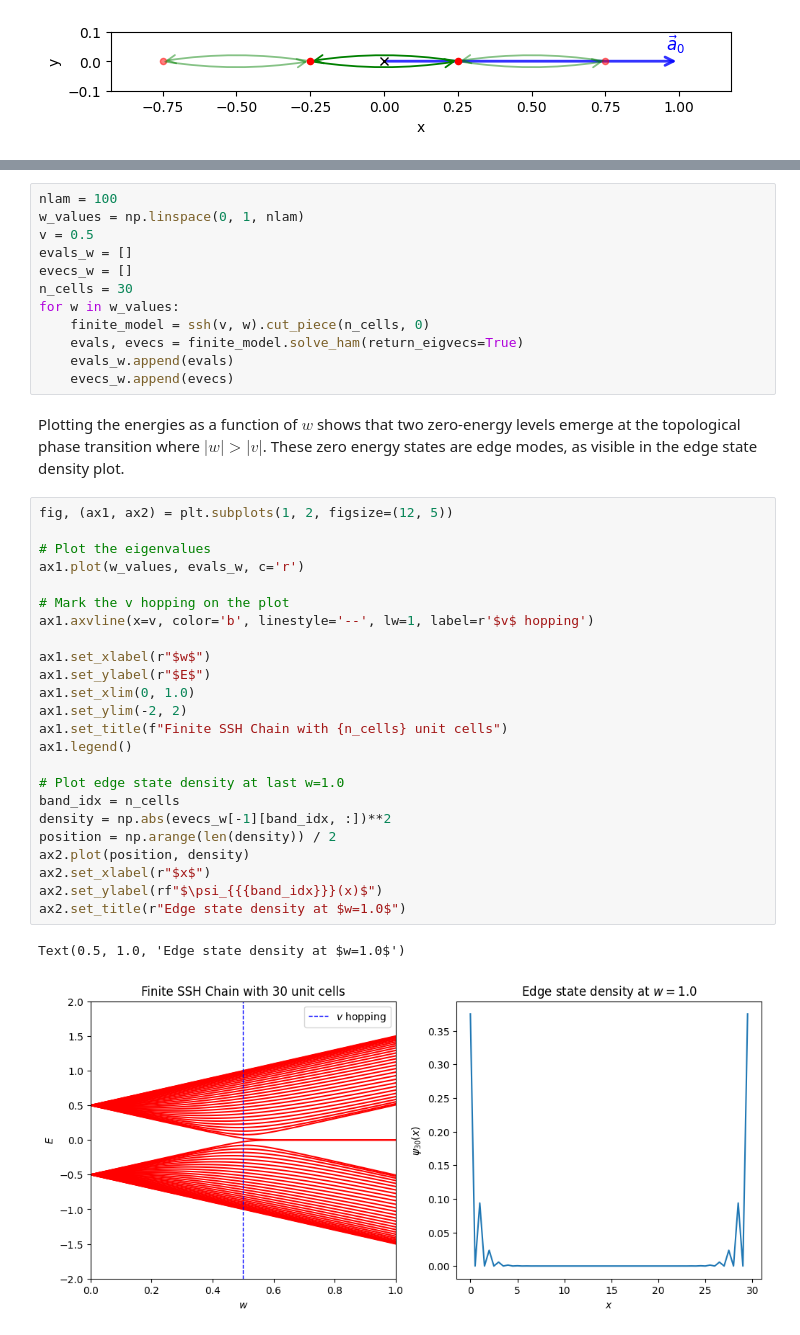
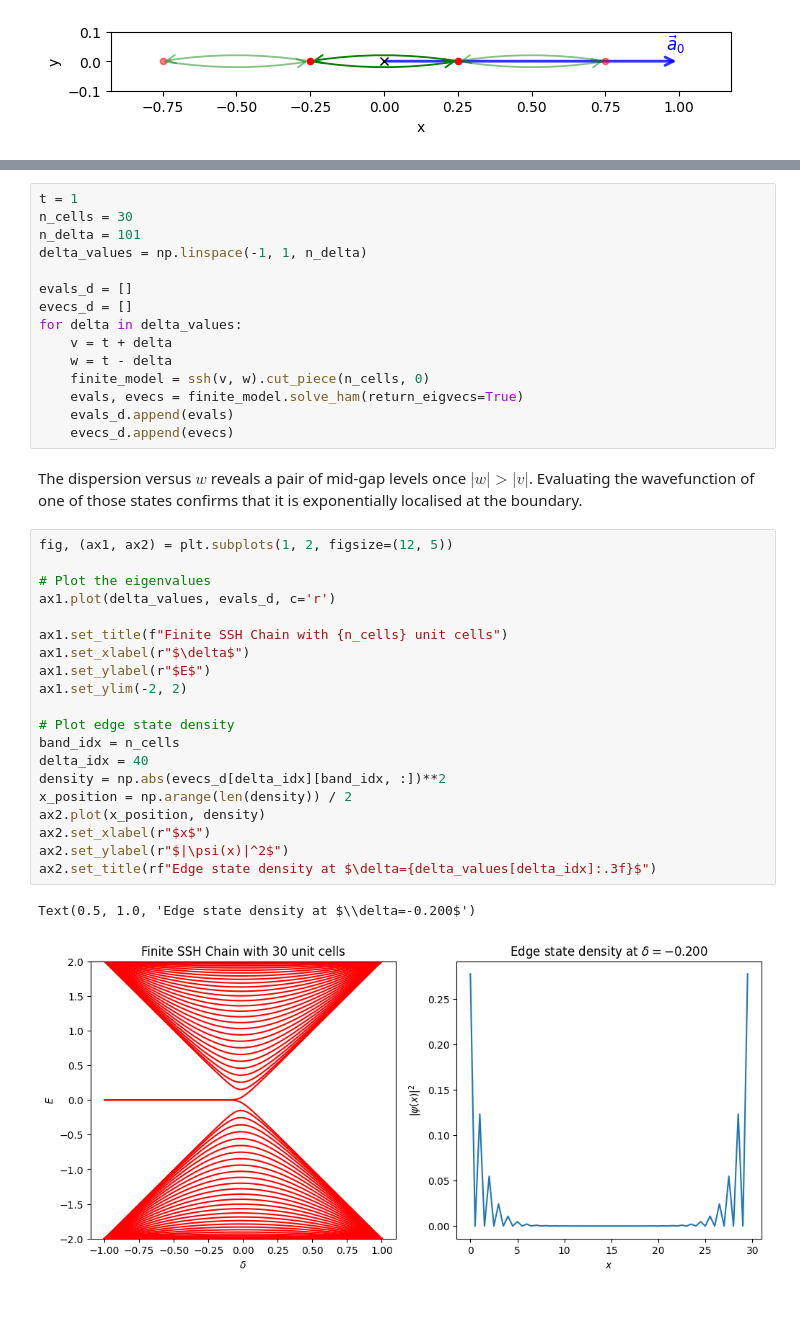
Before and after one commit to pythtb/pythtb, a Jupyter notebook: docs/source/examples_ipynb/finite_ssh.ipynb, the cells around one changed output, grey strips where cells are left out. Cells and saved outputs as stored; diff of their text form; blank space fills up the shorter version.

```diff
--- a/docs/source/examples_ipynb/finite_ssh.ipynb
+++ b/docs/source/examples_ipynb/finite_ssh.ipynb
@@ -38,42 +47,40 @@ Get the eigenvalues and eigenvectors for each intracell hopping $w$
 # %%
-nlam = 100
-w_values = np.linspace(0, 1, nlam)
-v = 0.5
-evals_w = []
-evecs_w = []
+t = 1
 n_cells = 30
-for w in w_values:
+n_delta = 101
+delta_values = np.linspace(-1, 1, n_delta)
+
+evals_d = []
+evecs_d = []
+for delta in delta_values:
+    v = t + delta
+    w = t - delta
     finite_model = ssh(v, w).cut_piece(n_cells, 0)
     evals, evecs = finite_model.solve_ham(return_eigvecs=True)
-    evals_w.append(evals)
-    evecs_w.append(evecs)
+    evals_d.append(evals)
+    evecs_d.append(evecs)
-# %% [markdown]
-Plotting the energies as a function of $w$ shows that two zero-energy levels emerge at the topological phase transition where $|w| > |v|$.
-These zero energy states are edge modes, as visible in the edge state density plot.
+# %% [markdown]
+The dispersion versus $w$ reveals a pair of mid-gap levels once $|w| > |v|$. Evaluating the wavefunction of one of those states confirms that it is exponentially localised at the boundary.
 # %%
 fig, (ax1, ax2) = plt.subplots(1, 2, figsize=(12, 5))
 
 # Plot the eigenvalues
-ax1.plot(w_values, evals_w, c='r')
+ax1.plot(delta_values, evals_d, c='r')
 
-# Mark the v hopping on the plot
-ax1.axvline(x=v, color='b', linestyle='--', lw=1, label=r'$v$ hopping')
+ax1.set_title(f"Finite SSH Chain with {n_cells} unit cells")
+ax1.set_xlabel(r"$\delta$")
+ax1.set_ylabel(r"$E$")
+ax1.set_ylim(-2, 2)
 
-ax1.set_xlabel(r"$w$")
-ax1.set_ylabel(r"$E$")
-ax1.set_xlim(0, 1.0)
-ax1.set_ylim(-2, 2)
-ax1.set_title(f"Finite SSH Chain with {n_cells} unit cells")
-ax1.legend()
-
-# Plot edge state density at last w=1.0
+# Plot edge state density
 band_idx = n_cells
-density = np.abs(evecs_w[-1][band_idx, :])**2
-position = np.arange(len(density)) / 2
-ax2.plot(position, density)
+delta_idx = 40
+density = np.abs(evecs_d[delta_idx][band_idx, :])**2
+x_position = np.arange(len(density)) / 2
+ax2.plot(x_position, density)
 ax2.set_xlabel(r"$x$")
-ax2.set_ylabel(rf"$\psi_{{{band_idx}}}(x)$")
-ax2.set_title(r"Edge state density at $w=1.0$")
+ax2.set_ylabel(r"$|\psi(x)|^2$")
+ax2.set_title(rf"Edge state density at $\delta={delta_values[delta_idx]:.3f}$")
 # %% [output]
-Text(0.5, 1.0, 'Edge state density at $w=1.0$')
+Text(0.5, 1.0, 'Edge state density at $\\delta=-0.200$')
-[figure, old version]
+[figure, new version]
```
Also changed, not shown: parts of 10 cells of this notebook, 23 other files.
